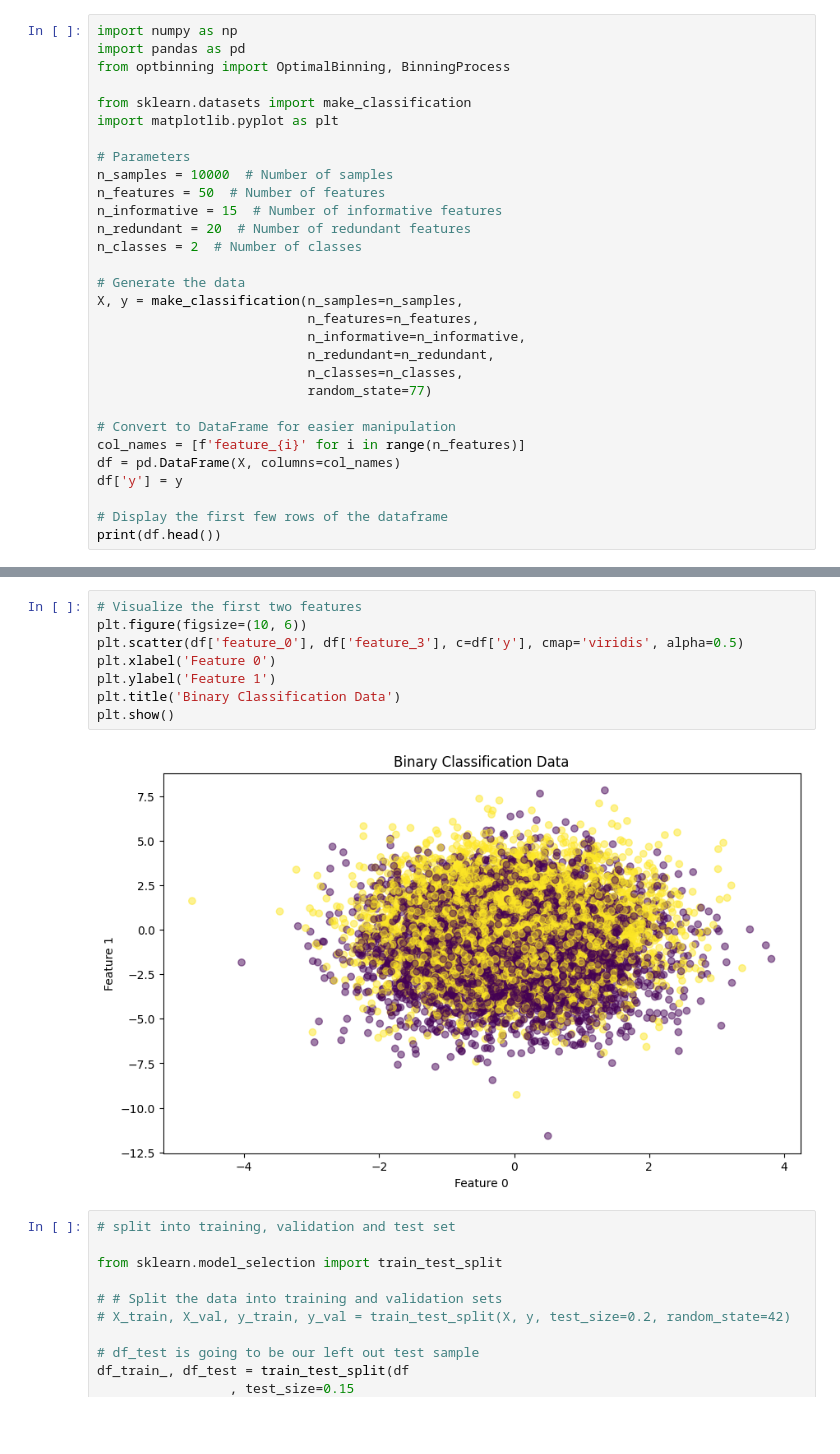
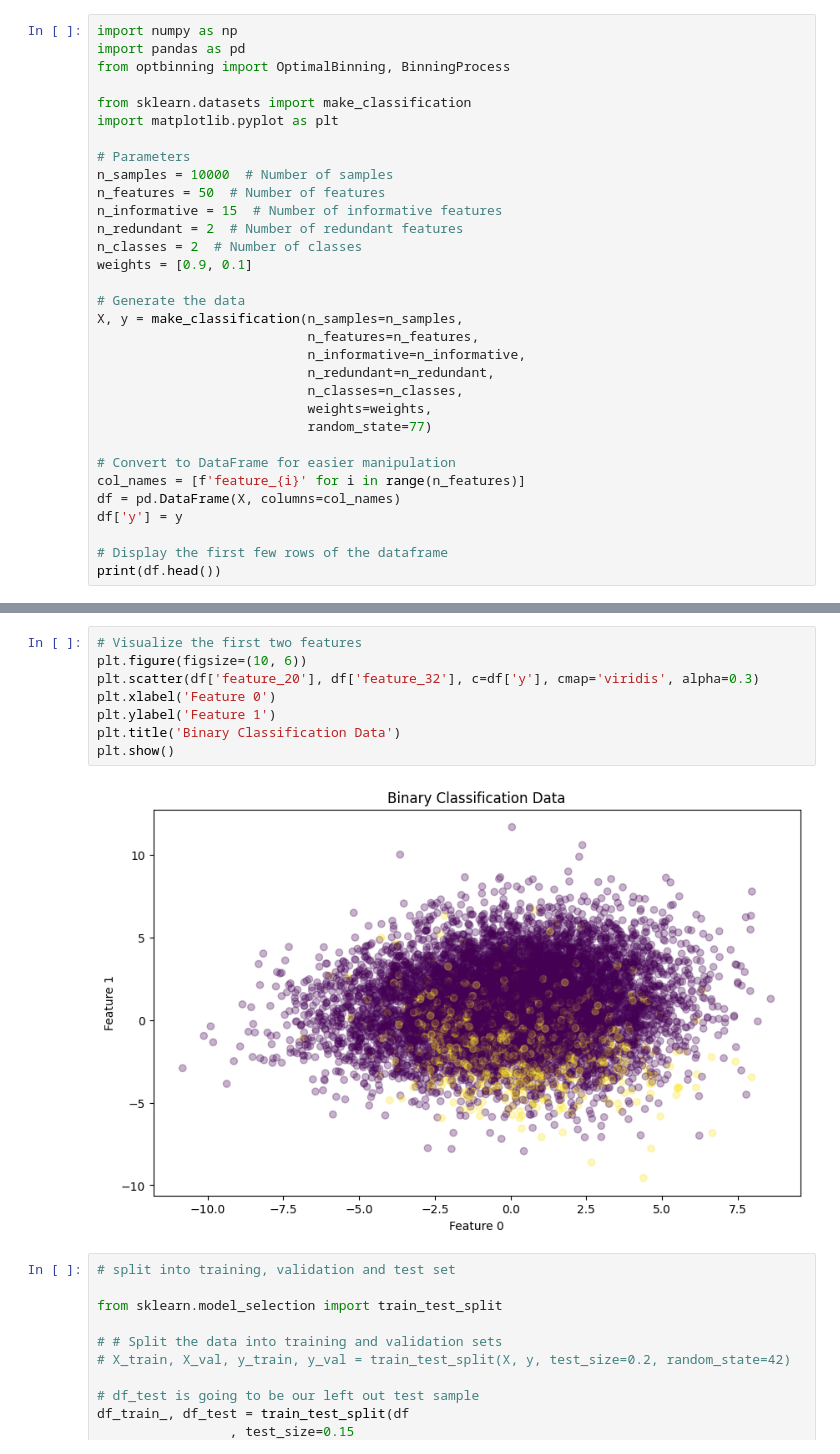
Before and after one commit to Qi7/credit_modelling, a Jupyter notebook: article_scorecard_development_with_optibinning_and_lasso.ipynb, the cells around one changed output, grey strips where cells are left out. Drawn from its saved outputs; the diff is of its cells as text; blank space fills up the shorter version.

```diff
--- a/article_scorecard_development_with_optibinning_and_lasso.ipynb
+++ b/article_scorecard_development_with_optibinning_and_lasso.ipynb
@@ -36,8 +40,9 @@ import matplotlib.pyplot as plt
 n_samples = 10000  # Number of samples
 n_features = 50  # Number of features
 n_informative = 15  # Number of informative features
-n_redundant = 20  # Number of redundant features
+n_redundant = 2  # Number of redundant features
 n_classes = 2  # Number of classes
+weights = [0.9, 0.1]
 
 # Generate the data
 X, y = make_classification(n_samples=n_samples,
@@ -45,6 +50,7 @@ X, y = make_classification(n_samples=n_samples,
                            n_informative=n_informative,
                            n_redundant=n_redundant,
                            n_classes=n_classes,
+                           weights=weights,
                            random_state=77)
 
 # Convert to DataFrame for easier manipulation
@@ -107,13 +113,13 @@ The `scale` parameter has been renamed and will be removed in v0.15.0. Pass `den
 # %%
 # Visualize the first two features
 plt.figure(figsize=(10, 6))
-plt.scatter(df['feature_0'], df['feature_3'], c=df['y'], cmap='viridis', alpha=0.5)
+plt.scatter(df['feature_20'], df['feature_32'], c=df['y'], cmap='viridis', alpha=0.3)
 plt.xlabel('Feature 0')
 plt.ylabel('Feature 1')
 plt.title('Binary Classification Data')
 plt.show()
 # %% [output]
-[figure, old version]
+[figure, new version]
 # %%
 # split into training, validation and test set
 
```
Also changed, not shown: parts of 21 cells of this notebook, 1 other file.
